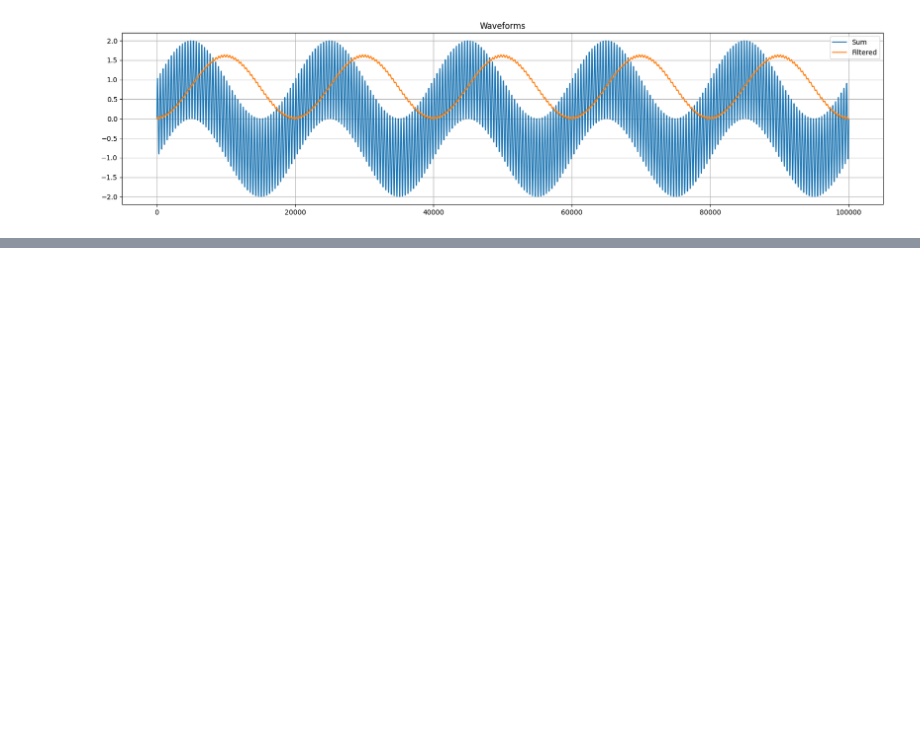
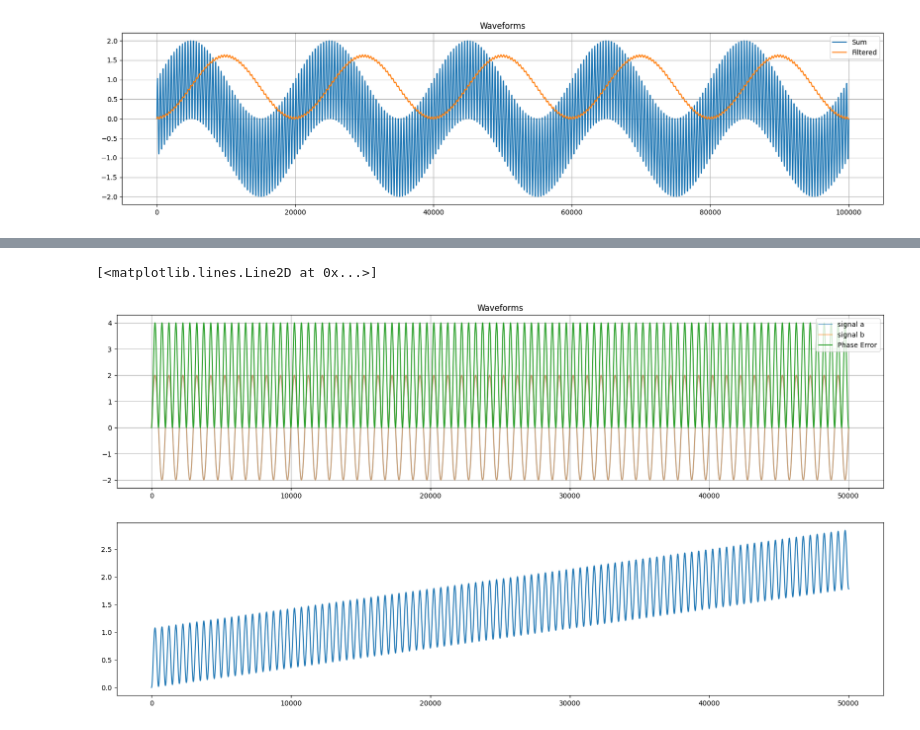
Before and after one commit to stevester94/notebooks, a Jupyter notebook: phase-locked-loop/rectifiedPLL.ipynb, the cells around one changed output, grey strips where cells are left out. Cells and saved outputs as stored; diff of their text form; code cells hidden in the pictures; blank space fills up the shorter version.

```diff
--- a/phase-locked-loop/rectifiedPLL.ipynb
+++ b/phase-locked-loop/rectifiedPLL.ipynb
@@ -340,0 +298,45 @@ ax1.plot(filt, label='Filtered Phase Delta')
+# %%
+# OK, what does the phase detector and filter do together?
+
+fs = 1000
+K_p = 0.2667
+K_i = 0.0178
+
+duration_secs = 50
+t = np.linspace(0,duration_secs, int(duration_secs*fs))
+
+# in_phi    = np.random.normal(0, 0.1, size=len(t)) + np.pi
+in_phi    = np.pi
+in_phi    = 0
+
+f = 1
+a = 2.0 * np.sin( 2*np.pi * f*t+in_phi )
+b = 2.0 * np.sin( 2*np.pi * f*t )
+
+pd = PhaseDetector()
+lf = LoopFilter( K_i, K_p )
+phase = []
+filt = []
+for i in range(len(a)):
+    phase.append( pd.proc( a[i], b[i] ) )
+    filt.append( lf.proc( phase[-1] ) )
+
+    # Create a Figure
+fig = plt.figure()
+fig.set_figheight(10)
+fig.set_figwidth(20)
+
+ax1 = fig.add_subplot(211)
+ax1.plot(a, label='signal a', alpha=0.5 )
+ax1.plot(b, label='signal b', alpha=0.5 )
+ax1.plot(phase, label='Phase Error')
+plt.grid()
+plt.legend()
+ax1.set_title('Waveforms')
+
+ax1 = fig.add_subplot(212)
+
+ax1.plot(filt, label='Filtered Phase Delta')
+# %% [output]
+[<matplotlib.lines.Line2D at 0x...>]
+[figure, added]
```
Also changed, not shown: parts of 4 cells of this notebook.
